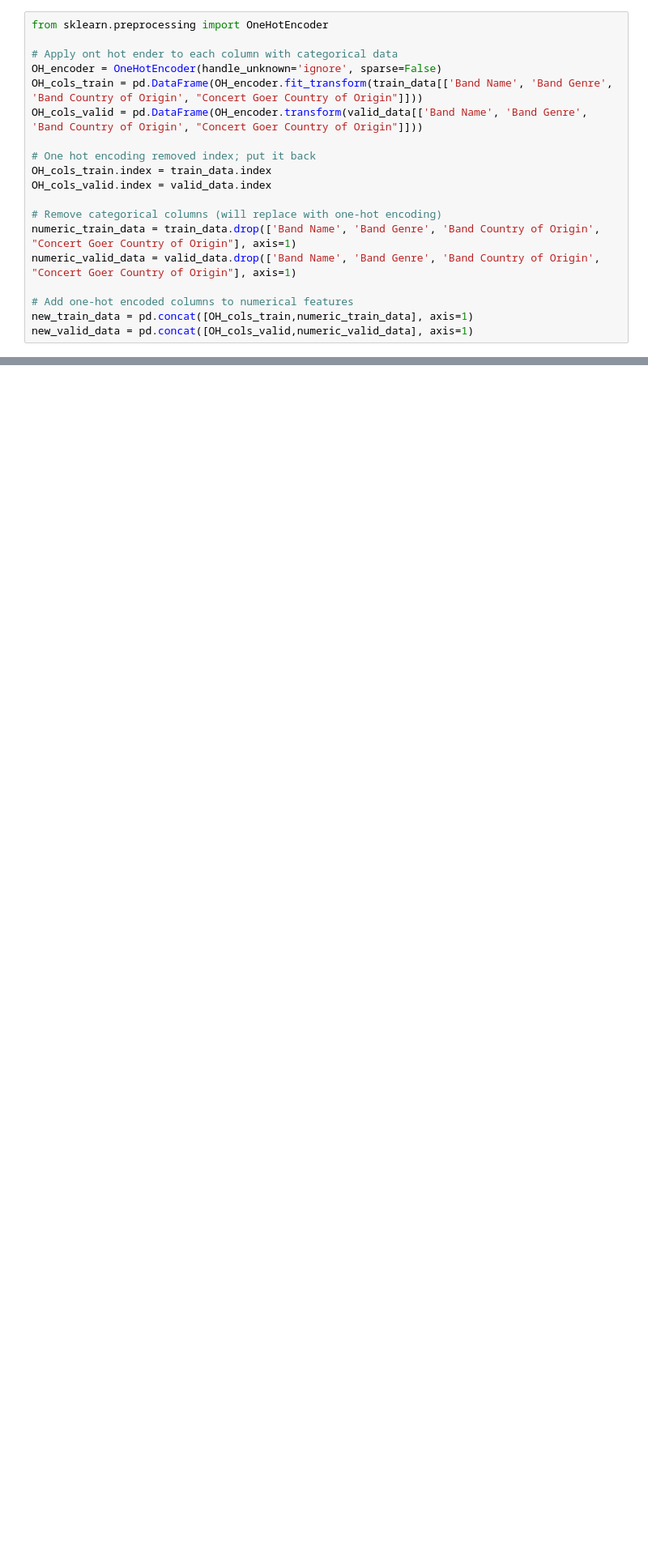
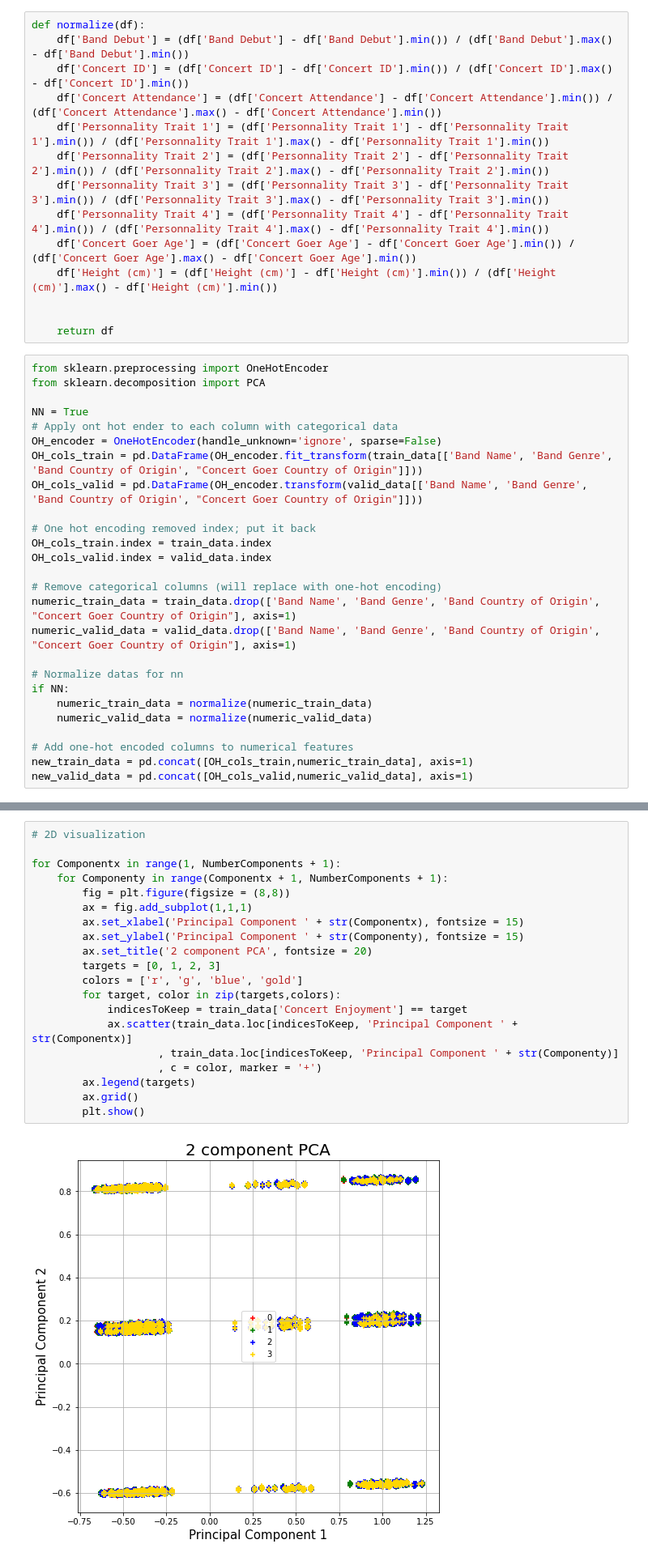
Before and after one commit to shahrohman/inf8245e_kaggle, a Jupyter notebook: ML_kaggle copy.ipynb, the cells around one changed output, grey strips where cells are left out. Shown at 81% size. Saved outputs shown, nothing was run; the diff lists cells and outputs as text; blank space fills up the shorter version.

```diff
--- a/ML_kaggle copy.ipynb
+++ b/ML_kaggle copy.ipynb
@@ -162,9 +162,25 @@ train_data = train_data.drop(['Id'], axis=1)
 # %%
 valid_data = valid_data.drop(['Concert Goer ID'], axis=1)
 valid_data = valid_data.drop(['Id'], axis=1)
+# %%
+def normalize(df):
+    df['Band Debut'] = (df['Band Debut'] - df['Band Debut'].min()) / (df['Band Debut'].max() - df['Band Debut'].min())
+    df['Concert ID'] = (df['Concert ID'] - df['Concert ID'].min()) / (df['Concert ID'].max() - df['Concert ID'].min())
+    df['Concert Attendance'] = (df['Concert Attendance'] - df['Concert Attendance'].min()) / (df['Concert Attendance'].max() - df['Concert Attendance'].min())
+    df['Personnality Trait 1'] = (df['Personnality Trait 1'] - df['Personnality Trait 1'].min()) / (df['Personnality Trait 1'].max() - df['Personnality Trait 1'].min())
+    df['Personnality Trait 2'] = (df['Personnality Trait 2'] - df['Personnality Trait 2'].min()) / (df['Personnality Trait 2'].max() - df['Personnality Trait 2'].min())
+    df['Personnality Trait 3'] = (df['Personnality Trait 3'] - df['Personnality Trait 3'].min()) / (df['Personnality Trait 3'].max() - df['Personnality Trait 3'].min())
+    df['Personnality Trait 4'] = (df['Personnality Trait 4'] - df['Personnality Trait 4'].min()) / (df['Personnality Trait 4'].max() - df['Personnality Trait 4'].min())
+    df['Concert Goer Age'] = (df['Concert Goer Age'] - df['Concert Goer Age'].min()) / (df['Concert Goer Age'].max() - df['Concert Goer Age'].min())
+    df['Height (cm)'] = (df['Height (cm)'] - df['Height (cm)'].min()) / (df['Height (cm)'].max() - df['Height (cm)'].min())
+
+
+    return df
 # %%
 from sklearn.preprocessing import OneHotEncoder
+from sklearn.decomposition import PCA
 
+NN = True
 # Apply ont hot ender to each column with categorical data
 OH_encoder = OneHotEncoder(handle_unknown='ignore', sparse=False)
 OH_cols_train = pd.DataFrame(OH_encoder.fit_transform(train_data[['Band Name', 'Band Genre', 'Band Country of Origin', "Concert Goer Country of Origin"]]))
@@ -178,6 +194,11 @@ OH_cols_valid.index = valid_data.index
 numeric_train_data = train_data.drop(['Band Name', 'Band Genre', 'Band Country of Origin', "Concert Goer Country of Origin"], axis=1)
 numeric_valid_data = valid_data.drop(['Band Name', 'Band Genre', 'Band Country of Origin', "Concert Goer Country of Origin"], axis=1)
 
+# Normalize datas for nn
+if NN:
+    numeric_train_data = normalize(numeric_train_data)
+    numeric_valid_data = normalize(numeric_valid_data)
+
 # Add one-hot encoded columns to numerical features
 new_train_data = pd.concat([OH_cols_train,numeric_train_data], axis=1)
 new_valid_data = pd.concat([OH_cols_valid,numeric_valid_data], axis=1)
@@ -384,0 +333,22 @@ f1_score(y_test, clf.predict(X_test), average='micro')
+# %%
+# 2D visualization
+
+for Componentx in range(1, NumberComponents + 1):
+    for Componenty in range(Componentx + 1, NumberComponents + 1):
+        fig = plt.figure(figsize = (8,8))
+        ax = fig.add_subplot(1,1,1)
+        ax.set_xlabel('Principal Component ' + str(Componentx), fontsize = 15)
+        ax.set_ylabel('Principal Component ' + str(Componenty), fontsize = 15)
+        ax.set_title('2 component PCA', fontsize = 20)
+        targets = [0, 1, 2, 3]
+        colors = ['r', 'g', 'blue', 'gold']
+        for target, color in zip(targets,colors):
+            indicesToKeep = train_data['Concert Enjoyment'] == target
+            ax.scatter(train_data.loc[indicesToKeep, 'Principal Component ' + str(Componentx)]
+                    , train_data.loc[indicesToKeep, 'Principal Component ' + str(Componenty)]
+                    , c = color, marker = '+')
+        ax.legend(targets)
+        ax.grid()
+        plt.show()
+# %% [output]
+[figure, added]
```
Also changed, not shown: parts of 27 cells of this notebook, 1 other file.
